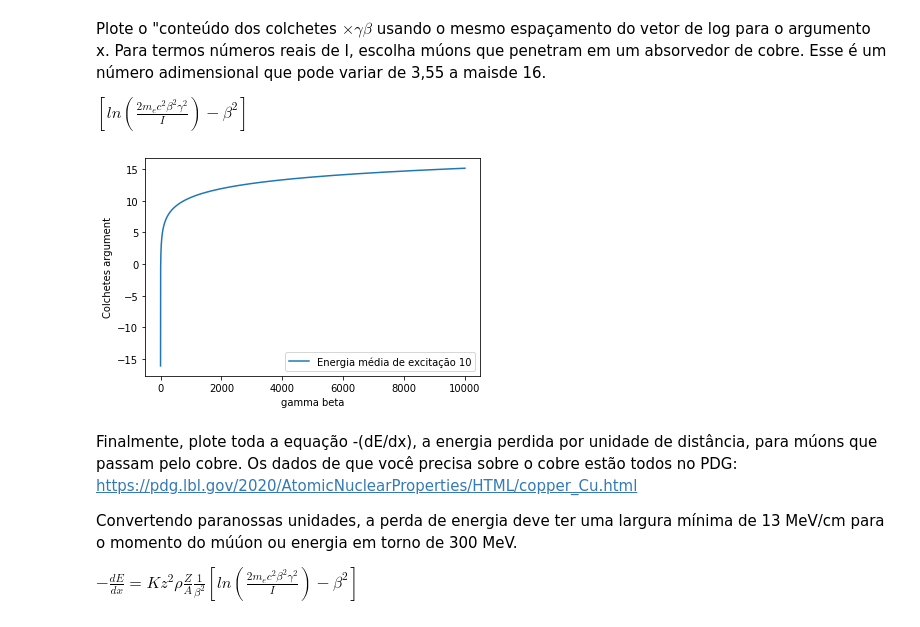
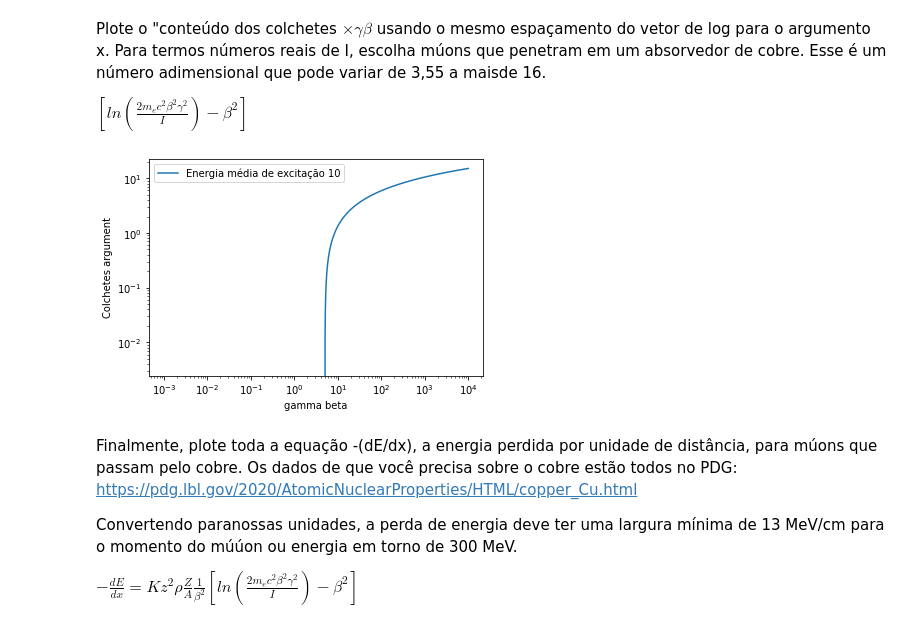
Before and after one commit to raphatrivium/Python-Introduction, a Jupyter notebook: projeto_Bethe_Bloch.ipynb, the cells around one changed output. Drawn from its saved outputs; the diff is of its cells as text; code cells hidden in the pictures.

```diff
--- a/projeto_Bethe_Bloch.ipynb
+++ b/projeto_Bethe_Bloch.ipynb
@@ -144,32 +144,32 @@ $[ln (\frac{2 m_e c^2 \beta^2 \gamma^2}{I}) - \beta^2 ]$
 # %%
 def betagamma_gamma(betagamma): #usando a identidade dada
   gamma = (betagamma**2 + 1 )**(1/2)
   return gamma
 def gamma_beta(gamma): # usando a identidade dada
   beta = ( (gamma**2 -1)**(1/2) ) / gamma
   return beta
 def betagamma_beta(betagamma):
   gamma = betagamma_gamma(betagamma)
   beta = gamma_beta(gamma)
   return beta
 
 def colchetes( betagamma, I):
   Argument = ln_argument( betagamma, I)
   lnArgument = np.log( Argument ) #np.log(x) is the Natural Log (base e log) of x
   beta = betagamma_beta(betagamma)
   y = lnArgument - beta**2
   return y
 
 def colchetes_versus_gammabeta(gb0, gbf, dgb, I):
   BetaGamma = np.arange( gb0, gbf, dgb)
   Colchetes = colchetes( BetaGamma, I)
   plt.plot(BetaGamma, Colchetes, label='Energia média de excitação %s' % I )
   plt.xlabel("gamma beta") ; plt.ylabel("Colchetes argument") ; plt.legend()
-  #plt.semilogy() ; #plt.semilogx() ;
+  plt.semilogy() ; plt.semilogx() ;
 
 colchetes_versus_gammabeta(0.001, 10000, 0.01, 10) #Usei I=10 apenas para teste
 # %% [output]
-[figure, old version]
+[figure, new version]
 # %% [markdown]
 Finalmente, plote toda a equação -(dE/dx), a energia perdida por unidade de distância, para múons que passam pelo cobre. Os dados de que você precisa sobre o cobre estão todos no PDG: https://pdg.lbl.gov/2020/AtomicNuclearProperties/HTML/copper_Cu.html
 
```
Also changed, not shown: parts of 2 cells of this notebook.
